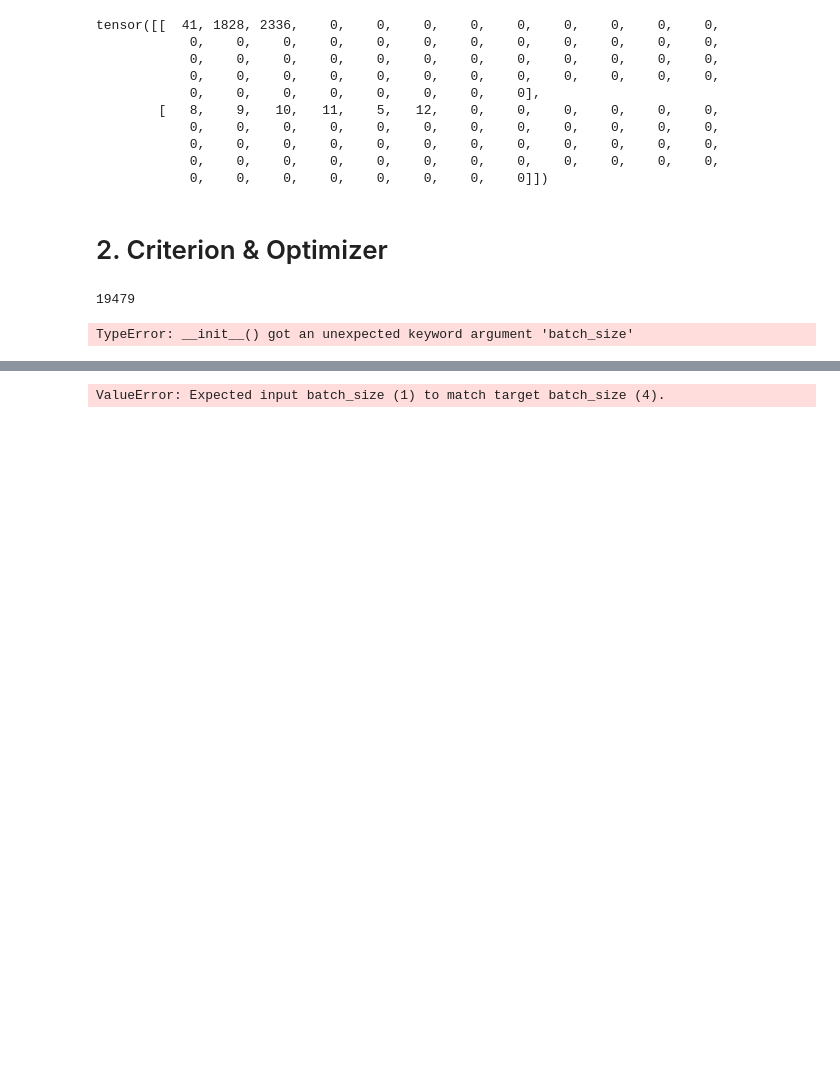
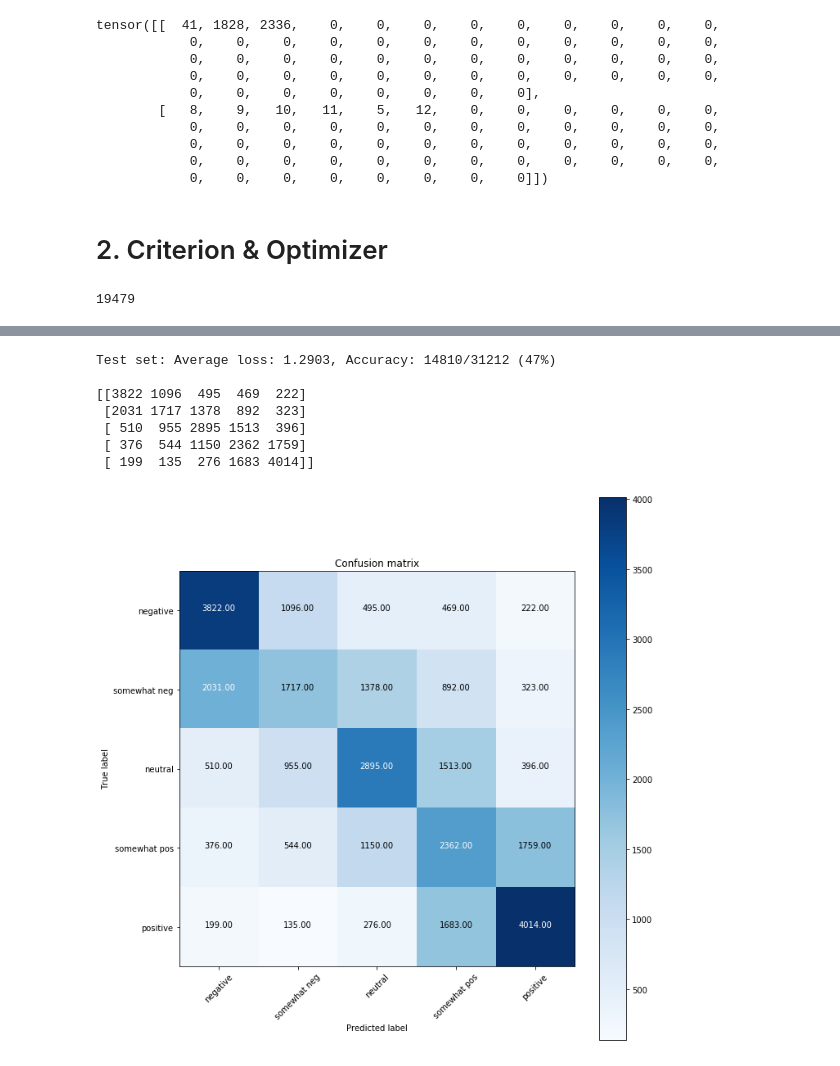
Before and after one commit to elcolie/practice-pytorch, a Jupyter notebook: exercise13/exercise13-2_sentiment_analysis_model.ipynb, the cells around one changed output, grey strips where cells are left out. Cells and saved outputs as stored; diff of their text form; code cells hidden in the pictures; blank space fills up the shorter version.

Commit message:
47% Accuracy

```diff
--- a/exercise13/exercise13-2_sentiment_analysis_model.ipynb
+++ b/exercise13/exercise13-2_sentiment_analysis_model.ipynb
@@ -5,9 +5,11 @@ import pandas as pd
 from sklearn.model_selection import train_test_split
 from utils import RawDataset, ImbalancedDatasetSampler
 from torch.utils.data import Dataset, DataLoader
+from tqdm import tqdm_notebook as tqdm
 
 SEQUENCE_LENGTH = 56 # Analysis file at `maximum input_size`
 SENTIMENT_CLASSES = 5
+CLASSES = ['negative', 'somewhat neg', 'neutral', 'somewhat pos', 'positive']
 # %% [markdown]
 # Dataset
 # %%
@@ -26,5 +37,5 @@ test_dataset = RawDataset(test)
 # %%
 %%time
-train_loader = DataLoader(dataset=train_dataset, sampler=ImbalancedDatasetSampler(train_dataset), batch_size=4, num_workers=2)
-test_loader = DataLoader(dataset=test_dataset, sampler=ImbalancedDatasetSampler(test_dataset), batch_size=4, num_workers=2)
+train_loader = DataLoader(dataset=train_dataset, sampler=ImbalancedDatasetSampler(train_dataset))
+test_loader = DataLoader(dataset=test_dataset, sampler=ImbalancedDatasetSampler(test_dataset))
 # %% [output]
@@ -78,15 +102,20 @@ def train(model, device, train_loader, optimizer, epoch, criterion):
     It has `make_variables()` to convert tuple of names to be a tensor
     """
     model.train()
-    for batch_idx, (data, target) in enumerate(train_loader):
+    for batch_idx, (data, target) in enumerate(tqdm(train_loader)):
+
+        # For some reason `train_loader` encapsulates my data with tuple
+        data = [i[0] for i in data]
+        data = [my_dict.word2idx[i] for i in data]
 
         # Do not forget to convert the tuple of string to a tensor
-        data = make_variables(data)
+        data = torch.tensor([data], dtype=torch.long)
 
         data, target = data.to(device), target.to(device)
         optimizer.zero_grad()
         output = model(data)
         tmp = output.view(-1, SENTIMENT_CLASSES)
+
         loss = criterion(tmp, target)
         loss.backward()
         optimizer.step()
@@ -103,8 +132,12 @@ def test(model, device, test_loader, criterion):
     y_pred = []
     with torch.no_grad():
         for data, target in tqdm(test_loader):
-            data = make_variables(data)
+            data = [i[0] for i in data]
+            data = [my_dict.word2idx[i] for i in data]
+            data = torch.tensor([data], dtype=torch.long)
+
             data, target = data.to(device), target.to(device)
+
             output = model(data)
             tmp = output.view(-1, SENTIMENT_CLASSES)
 
@@ -127,7 +160,7 @@ def test(model, device, test_loader, criterion):
 
     # Confusion matrix
     confusion_mtx = confusion_matrix(y_test, y_pred)
-    plot_confusion_matrix(confusion_mtx, classes=countries, normalize=True,
+    plot_confusion_matrix(confusion_mtx, classes=CLASSES, normalize=True,
                           title='Confusion matrix')
 # %% [markdown]
 # 1. Model
@@ -242,16 +285,21 @@ input_size
 # %% [output]
 19479
 # %%
-model = RNNClassifier(input_size=input_size, batch_size=4)
+model = RNNClassifier(input_size=input_size)
 
 criterion = nn.CrossEntropyLoss()
 optimizer = torch.optim.Adam(model.parameters(), lr=0.001)
-# %% [output]
-TypeError: __init__() got an unexpected keyword argument 'batch_size'
 # %%
-for epoch in tqdm(range(1, 1 + 1)):
-    train(model, 'cpu', train_loader, optimizer, epoch, criterion)
+for epoch in range(1, 1 + 1):
+#     train(model, 'cpu', train_loader, optimizer, epoch, criterion)
     test(model, 'cpu', test_loader, criterion)
 # %% [output]
 [interactive output not drawn]
-ValueError: Expected input batch_size (1) to match target batch_size (4).
+Test set: Average loss: 1.2903, Accuracy: 14810/31212 (47%)
+
+[[3822 1096  495  469  222]
+ [2031 1717 1378  892  323]
+ [ 510  955 2895 1513  396]
+ [ 376  544 1150 2362 1759]
+ [ 199  135  276 1683 4014]]
+[figure, added]
```
Also changed, not shown: parts of 11 cells of this notebook.
